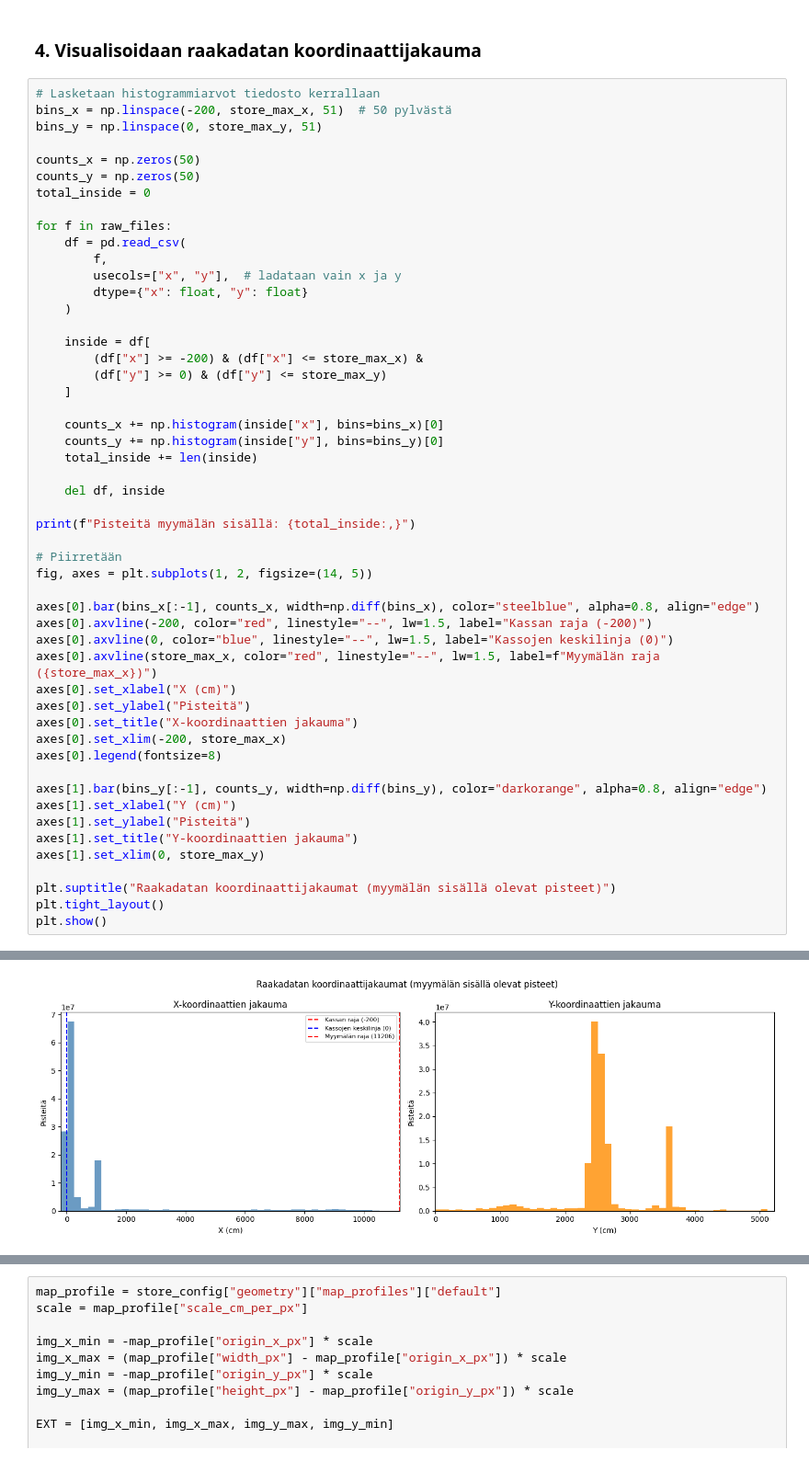
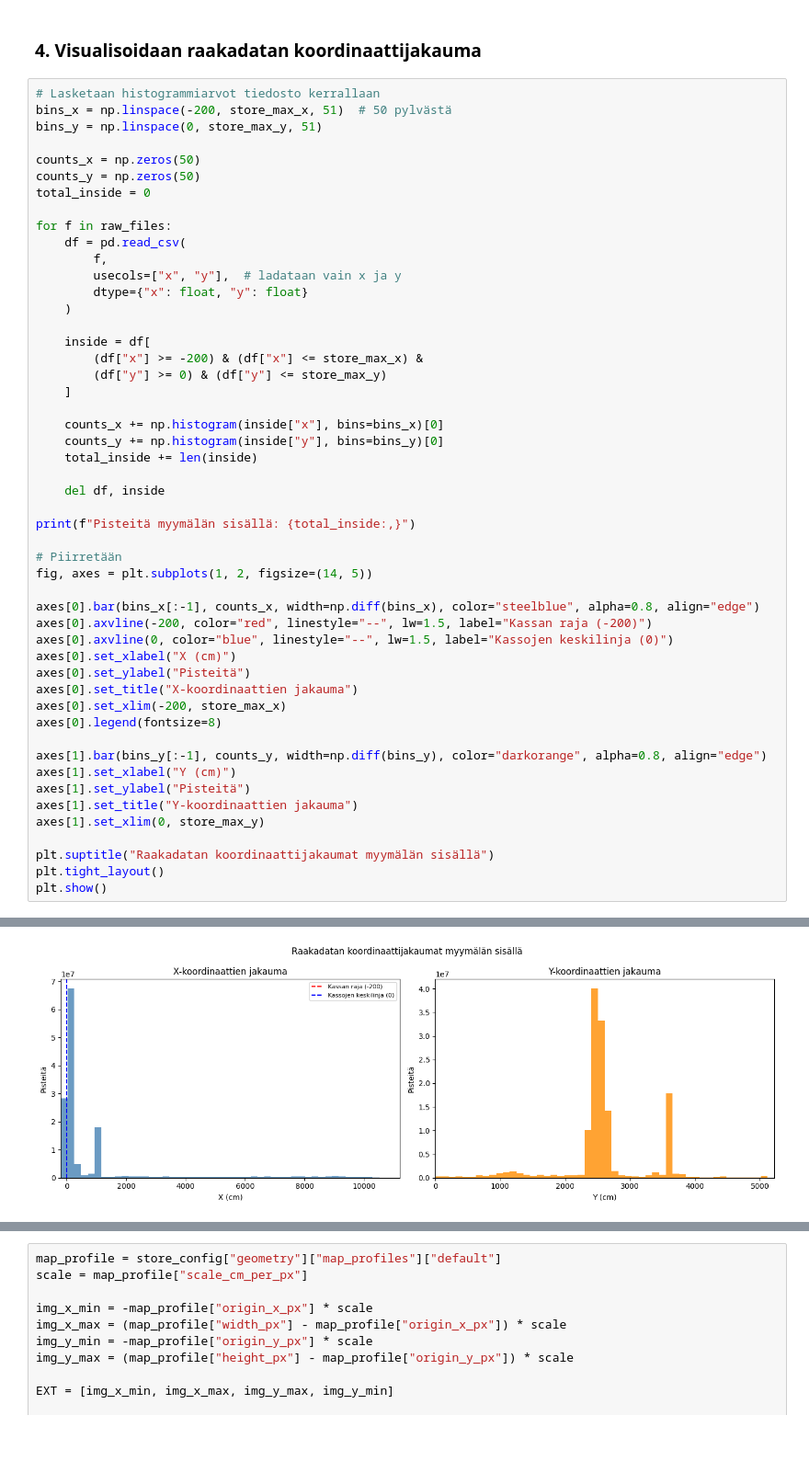
Before and after one commit to Papacker/shopping-cart-analytics, a Jupyter notebook: notebooks/raakadata.ipynb, the cells around one changed output, grey strips where cells are left out. Shown at 92% size. Saved outputs shown, nothing was run; the diff lists cells and outputs as text.

```diff
--- a/notebooks/raakadata.ipynb
+++ b/notebooks/raakadata.ipynb
@@ -241,36 +242,35 @@ for f in raw_files:
     counts_x += np.histogram(inside["x"], bins=bins_x)[0]
     counts_y += np.histogram(inside["y"], bins=bins_y)[0]
     total_inside += len(inside)
 
     del df, inside
 
 print(f"Pisteitä myymälän sisällä: {total_inside:,}")
 
 # Piirretään
 fig, axes = plt.subplots(1, 2, figsize=(14, 5))
 
 axes[0].bar(bins_x[:-1], counts_x, width=np.diff(bins_x), color="steelblue", alpha=0.8, align="edge")
 axes[0].axvline(-200, color="red", linestyle="--", lw=1.5, label="Kassan raja (-200)")
 axes[0].axvline(0, color="blue", linestyle="--", lw=1.5, label="Kassojen keskilinja (0)")
-axes[0].axvline(store_max_x, color="red", linestyle="--", lw=1.5, label=f"Myymälän raja ({store_max_x})")
 axes[0].set_xlabel("X (cm)")
 axes[0].set_ylabel("Pisteitä")
 axes[0].set_title("X-koordinaattien jakauma")
 axes[0].set_xlim(-200, store_max_x)
 axes[0].legend(fontsize=8)
 
 axes[1].bar(bins_y[:-1], counts_y, width=np.diff(bins_y), color="darkorange", alpha=0.8, align="edge")
 axes[1].set_xlabel("Y (cm)")
 axes[1].set_ylabel("Pisteitä")
 axes[1].set_title("Y-koordinaattien jakauma")
 axes[1].set_xlim(0, store_max_y)
 
-plt.suptitle("Raakadatan koordinaattijakaumat (myymälän sisällä olevat pisteet)")
+plt.suptitle("Raakadatan koordinaattijakaumat myymälän sisällä")
 plt.tight_layout()
 plt.show()
 # %% [output]
 Pisteitä myymälän sisällä: 136,630,143
-[figure, old version]
+[figure, new version]
 # %% [markdown]
 ### Havainnot
 
```
Also changed, not shown: parts of 4 cells of this notebook, 1 other file.
